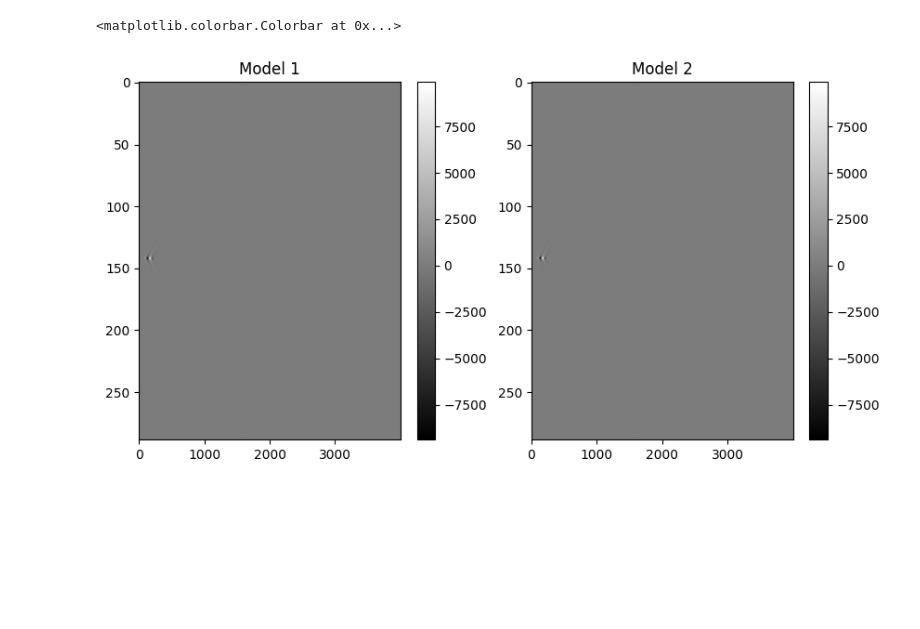
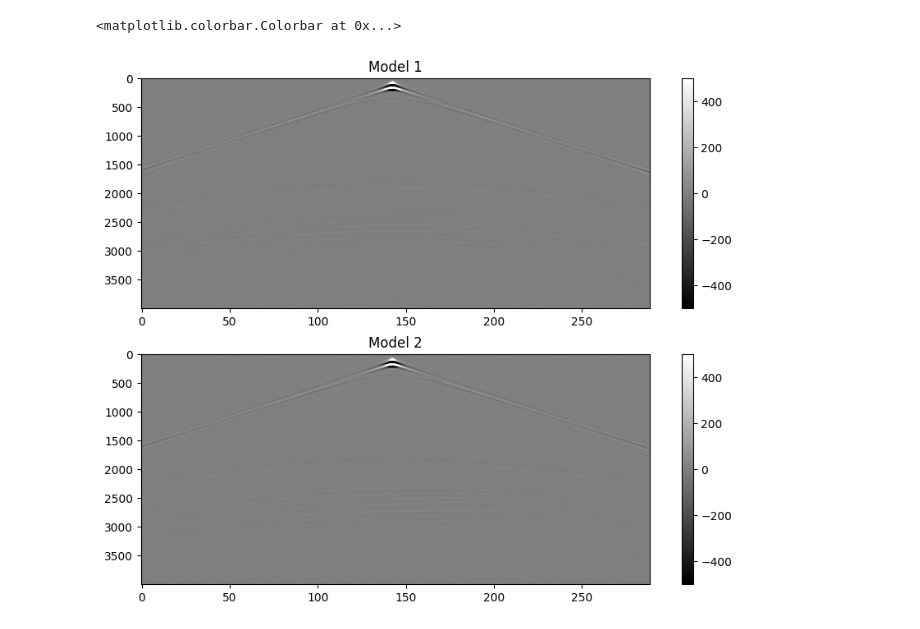
Before and after one commit to aissah/display_wavelets, a Jupyter notebook: velocity_models.ipynb, the cells around one changed output. Drawn from its saved outputs; the diff is of its cells as text; code cells hidden in the pictures; blank space fills up the shorter version.

Commit message:
model diff visualization in wl domain

```diff
--- a/velocity_models.ipynb
+++ b/velocity_models.ipynb
@@ -5,15 +6,15 @@ import matplotlib.pyplot as plt
 model1 = np.load('data/shot35_Vmodel1.npy')
 model2 = np.load('data/shot35_Vmodel2.npy')
 # %%
-plt.figure(figsize=(10, 5))
-plt.subplot(121)
-plt.imshow(model1.T, cmap='gray', aspect='auto')
+plt.figure(figsize=(10, 8))
+plt.subplot(211)
+plt.imshow(model1, cmap='gray', aspect='auto', vmin=-500, vmax=500)
 plt.title('Model 1')
 plt.colorbar()
-plt.subplot(122)
-plt.imshow(model2.T, cmap='gray', aspect='auto')
+plt.subplot(212)
+plt.imshow(model2, cmap='gray', aspect='auto', vmin=-500, vmax=500)
 plt.title('Model 2')
 plt.colorbar()
 # %% [output]
 <matplotlib.colorbar.Colorbar at 0x...>
-[figure, old version]
+[figure, new version]
```
Also changed, not shown: parts of 10 cells of this notebook, 3 other files.
